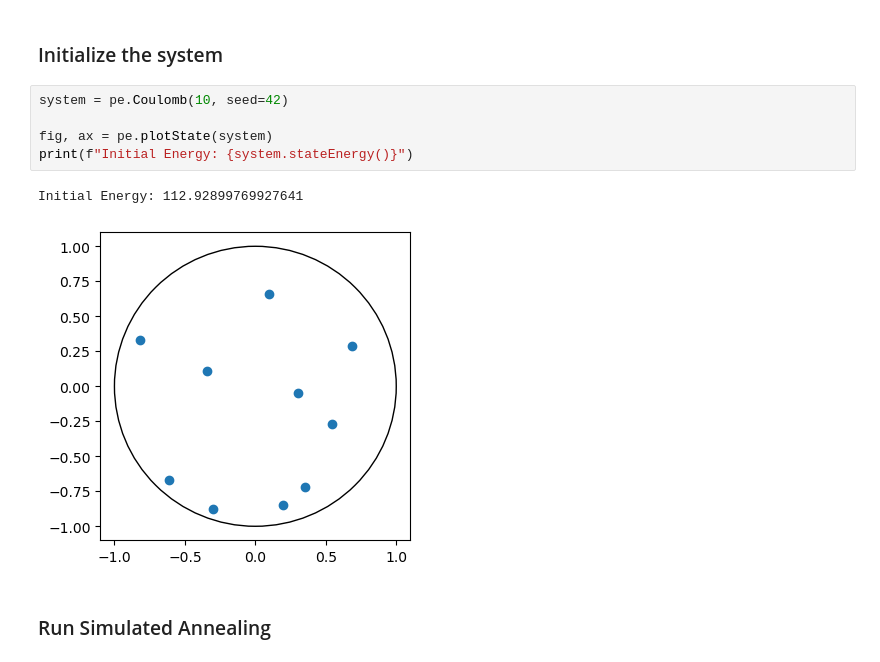
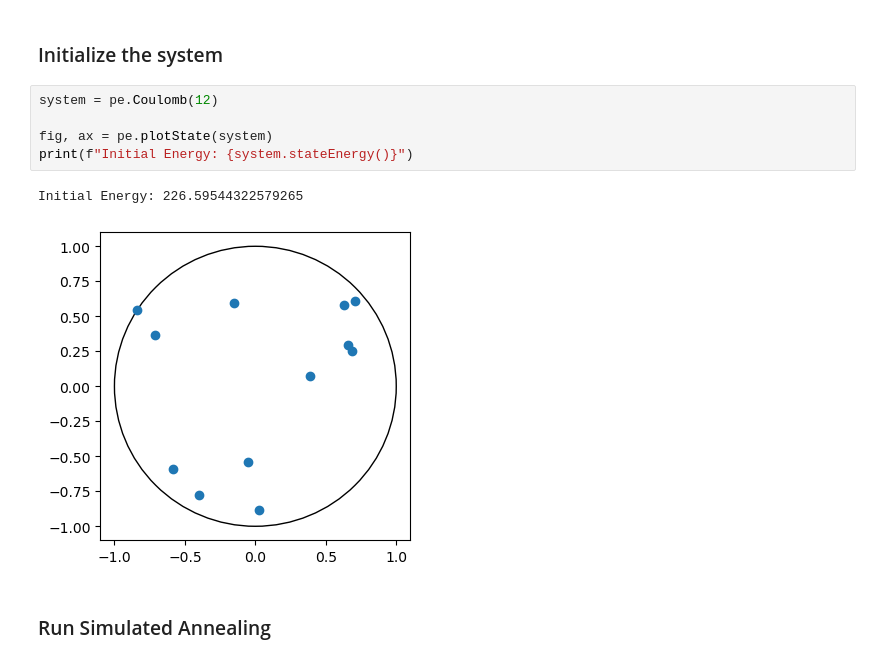
Before and after one commit to Koekoek1337/stochSim3, a Jupyter notebook: electricPotentialEnergy.ipynb, the cells around one changed output. Drawn from its saved outputs; the diff is of its cells as text.

```diff
--- a/electricPotentialEnergy.ipynb
+++ b/electricPotentialEnergy.ipynb
@@ -6,13 +6,13 @@ import electricPotentialEnergy as pe
 # %% [markdown]
 ### Initialize the system
 # %%
-system = pe.Coulomb(10, seed=42)
+system = pe.Coulomb(12)
 
 fig, ax = pe.plotState(system)
 print(f"Initial Energy: {system.stateEnergy()}")
 # %% [output]
-Initial Energy: 112.92899769927641
+Initial Energy: 226.59544322579265
-[figure, old version]
+[figure, new version]
 # %% [markdown]
 ### Run Simulated Annealing
 # %%
```
Also changed, not shown: parts of 1 cell of this notebook, 1 other file.
